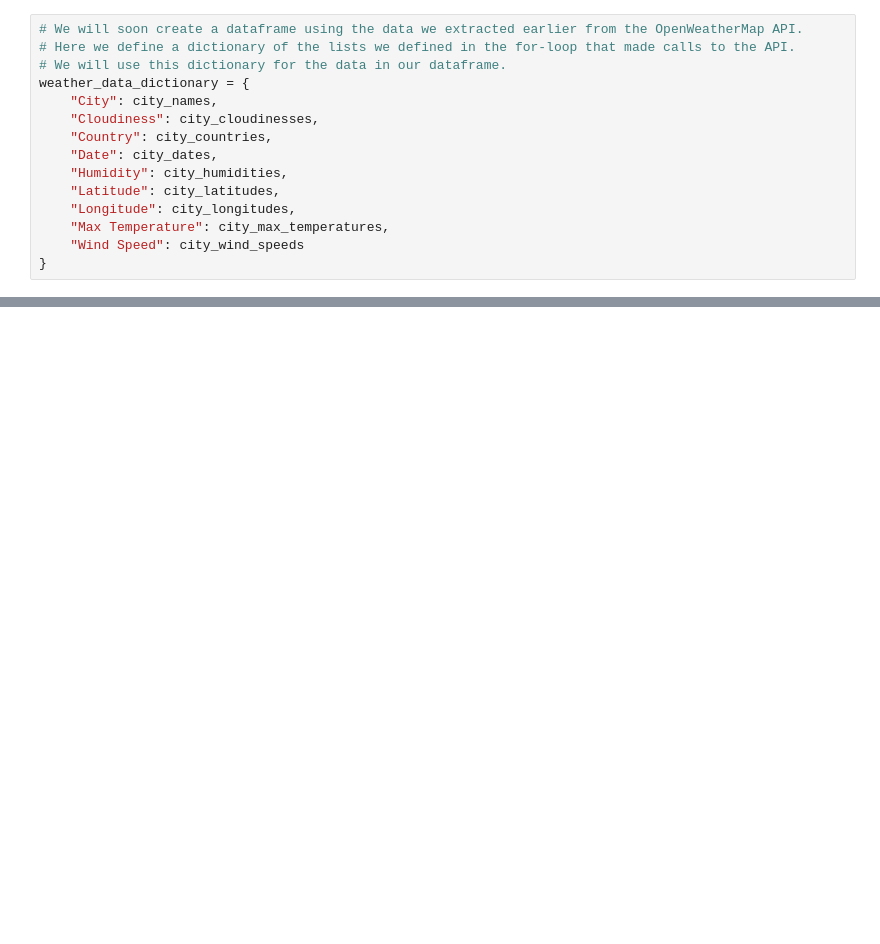
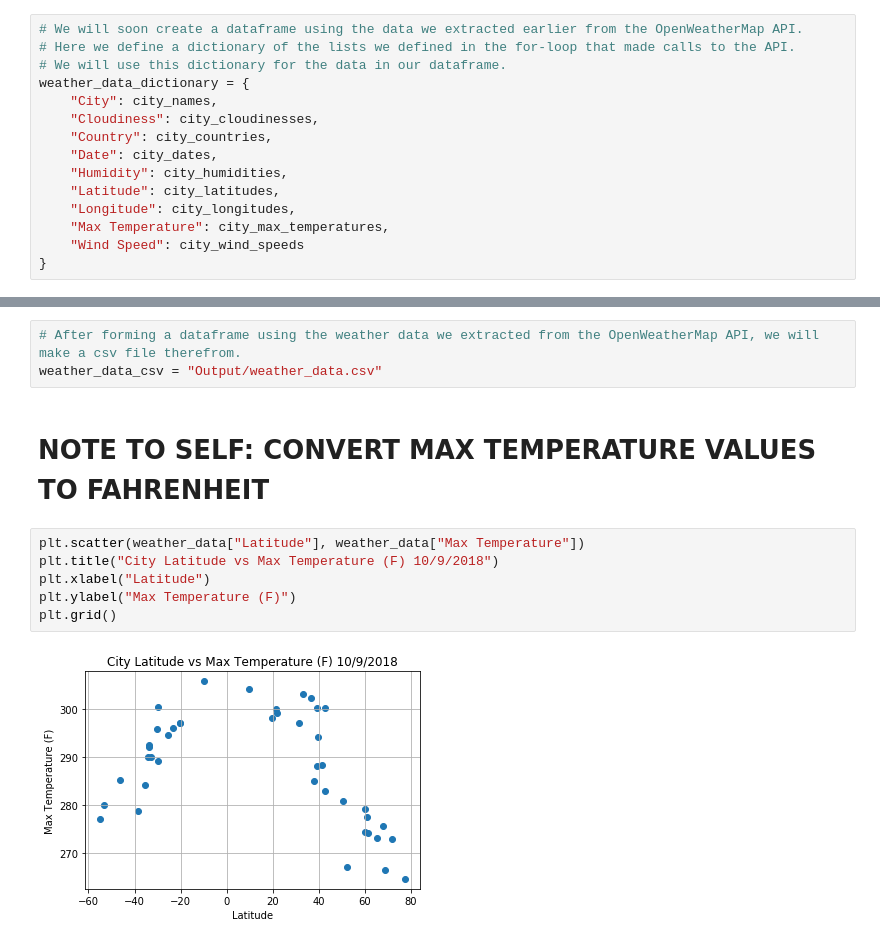
Before and after one commit to TylerTompa/6-APIs, a Jupyter notebook: Homework 6- APIs.ipynb, the cells around one changed output, grey strips where cells are left out. Drawn from its saved outputs; the diff is of its cells as text; blank space fills up the shorter version.

Commit message:
Produced graphs; still need to convert units and write comments

```diff
--- a/Homework 6- APIs.ipynb
+++ b/Homework 6- APIs.ipynb
@@ -189,0 +190,13 @@ weather_data.head()
+# %%
+# After forming a dataframe using the weather data we extracted from the OpenWeatherMap API, we will make a csv file therefrom.
+weather_data_csv = "Output/weather_data.csv"
+# %% [markdown]
+# NOTE TO SELF: CONVERT MAX TEMPERATURE VALUES TO FAHRENHEIT
+# %%
+plt.scatter(weather_data["Latitude"], weather_data["Max Temperature"])
+plt.title("City Latitude vs Max Temperature (F) 10/9/2018")
+plt.xlabel("Latitude")
+plt.ylabel("Max Temperature (F)")
+plt.grid()
+# %% [output]
+[figure, added]
```
Also changed, not shown: parts of 6 cells of this notebook.
